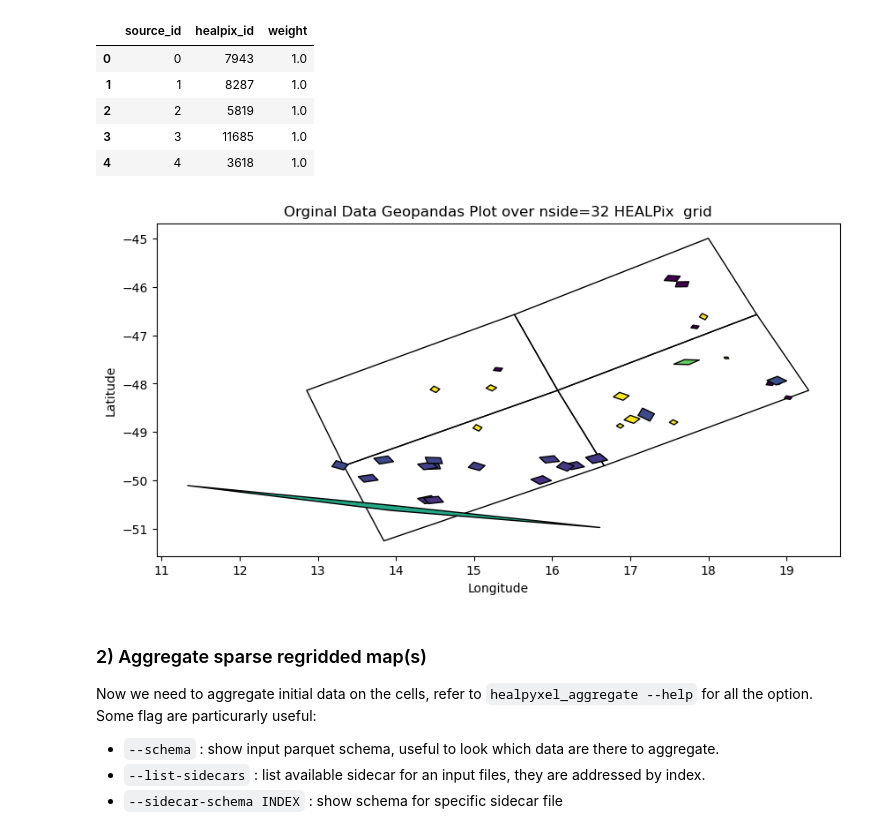
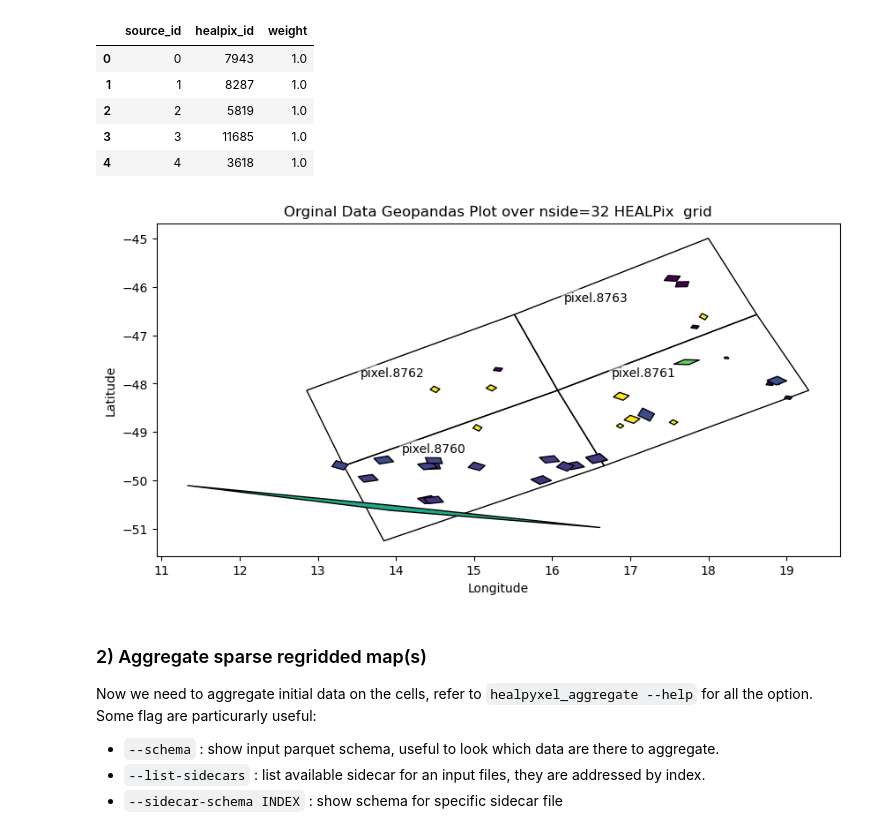
Before and after one commit to mariodamore/healpyxel, a Jupyter notebook: _proc/index.ipynb, the cells around one changed output. Cells and saved outputs as stored; diff of their text form; code cells hidden in the pictures.

```diff
--- a/_proc/index.ipynb
+++ b/_proc/index.ipynb
@@ -227,34 +227,47 @@ Nside 32: 54931 assignments, 10860 unique cells
 # %%
 #| echo: false
 # take an initial pixel, say:
 original_pixel = 21349
 
 initial_healpix = sidecar_nside_32_df.query(f'source_id == {original_pixel}').healpix_id.values[0]
 
 from matplotlib import axes
 from healpyxel.geospatial import healpix_to_geodataframe
 
 pixels_32 = np.arange(0,4)+initial_healpix
 gdf_cells = healpix_to_geodataframe(
     nside=32,              # set or infer from metadata
     order='nested',
     lon_convention='0_360',
     pixels=pixels_32,
     fix_antimeridian=True,
     cache_mode='use'
 ).reset_index(drop=False)
 
 ax= gdf_cells.plot(color='none', edgecolor='k', figsize=orignal_plot_config_dict['figsize'], aspect=orignal_plot_config_dict['aspect'])
 
 cell_pixels_nside_32_df = sidecar_nside_32_df.query('healpix_id in @pixels_32').source_id.values
 
 ax = original_df.loc[cell_pixels_nside_32_df].plot(**orignal_plot_config_dict, ax=ax)
 
+# Annotate each polygon with its healpix_id (index)
+for idx, row in aggregated_geo_sparse_nside_32_df.loc[pixels_32].iterrows():
+    if row.geometry.is_empty or not row.geometry.is_valid:
+        continue
+    # Get centroid for label placement
+    centroid = row.geometry.centroid
+    ax.text(
+        centroid.x-.5, centroid.y+.35, f'pixel.{int(idx)}',
+        fontsize=10, color='black', ha='center', va='center',
+        bbox=dict(facecolor='white', alpha=0.5, edgecolor='none', boxstyle='round,pad=0.2')
+    )
+
+
 ax.set_title('Orginal Data Geopandas Plot over nside=32 HEALPix  grid')
 ax.set_xlabel('Longitude');
 ax.set_ylabel('Latitude');
 # %% [output]
-[figure, old version]
+[figure, new version]
 # %% [markdown]
 ### 2) Aggregate sparse regridded map(s)
 
```
Also changed, not shown: parts of 4 cells of this notebook, 25 other files.
